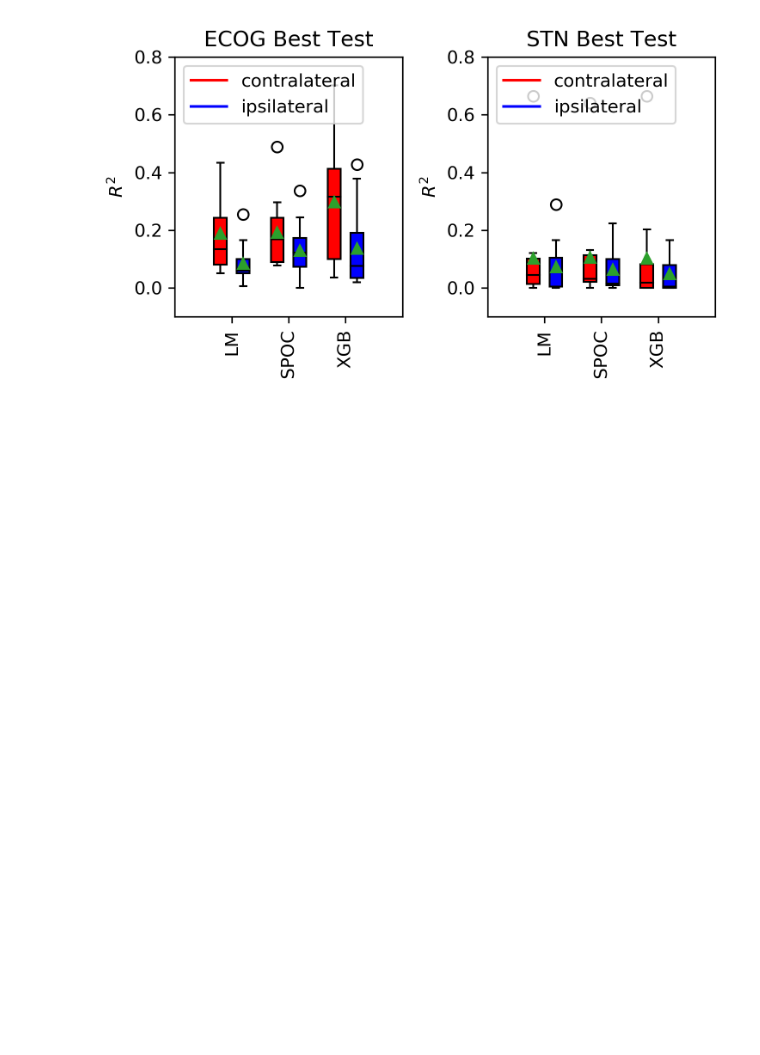
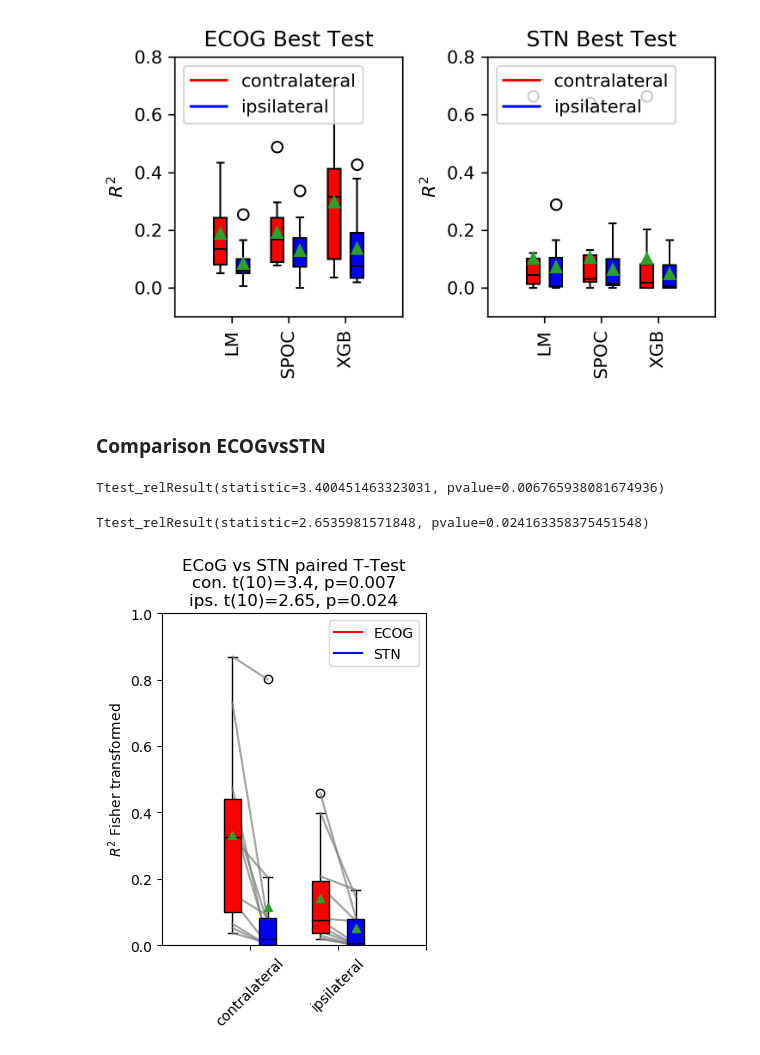
Before and after one commit to neuromodulation/icn, a Jupyter notebook: ECOG_vs_STN/UPDATE_NEWCV_PLOTS/Figure3.ipynb, the cells around one changed output. Drawn from its saved outputs; the diff is of its cells as text; code cells hidden in the pictures; blank space fills up the shorter version.

Commit message:
ECOG vs STN XGB stat test

```diff
--- a/ECOG_vs_STN/UPDATE_NEWCV_PLOTS/Figure3.ipynb
+++ b/ECOG_vs_STN/UPDATE_NEWCV_PLOTS/Figure3.ipynb
@@ -148,3 +148,47 @@ plt.ylabel(r'$R^2$')
 plt.tight_layout()
 # %% [output]
 [figure]
+# %% [markdown]
+### Comparison ECOGvsSTN
+# %%
+def my_box_plot_comparison(data_a, data_b, num_ =4, label_1 ='raw channel', label_2 ='grid'):
+    ticks = [str(i) for i in range(num_)]
+    bpl = plt.boxplot(data_a, positions=np.array(range(num_))*2.0-0.4, showmeans=True, widths=0.4, patch_artist=True)
+    bpr = plt.boxplot(data_b, positions=np.array(range(num_))*2.0+0.4, showmeans=True, widths=0.4, patch_artist=True)
+    set_box_color(bpl, 'r') # colors are from http://colorbrewer2.org/
+    set_box_color(bpr, 'b')
+
+    # draw temporary red and blue lines and use them to create a legend
+    plt.plot([], c='r', label=label_1)
+    plt.plot([], c='b', label=label_2)
+
+    plt.xlim(-2, len(ticks)*2)
+    plt.tight_layout()
+    plt.xticks(range(0, len(ticks) * 2, 2), ['ECOG con', 'ECOG ips', 'STN con', 'STN ips'], rotation=45)
+    plt.ylabel('AUC')
+# %%
+stats.ttest_rel(np.arctanh(res_XGB["ECOG_CON"]), np.arctanh(res_XGB["STN_CON"]))
+# %% [output]
+Ttest_relResult(statistic=3.400451463323031, pvalue=0.006765938081674936)
+# %%
+stats.ttest_rel(np.arctanh(res_XGB["ECOG_IPS"]), np.arctanh(res_XGB["STN_IPS"]))
+# %% [output]
+Ttest_relResult(statistic=2.6535981571848, pvalue=0.024163358375451548)
+# %%
+plt.figure(figsize=(3.5,5), dpi=100)
+my_box_plot_comparison([np.arctanh(res_XGB["ECOG_CON"]), np.arctanh(res_XGB["ECOG_IPS"])],
+    [np.arctanh(res_XGB["STN_CON"]), np.arctanh(res_XGB["STN_IPS"])],num_ =2, \
+    label_1 ='ECOG', label_2 ='STN')
+
+#plt.grid(True)
+plt.xticks(range(0, 3*2, 2), ['contralateral', 'ipsilateral'], rotation=45)
+plt.legend()
+plt.title('ECoG vs STN paired T-Test\ncon. t(10)=3.4, p=0.007\nips. t(10)=2.65, p=0.024')
+plt.ylim(0, 1)
+plt.ylabel('$R^2$'+' Fisher transformed')
+plt.tight_layout()
+plt.plot([-0.4,0.4],np.array([np.arctanh(res_XGB["ECOG_CON"]), np.arctanh(res_XGB["STN_CON"])]), color='gray', alpha=0.7)
+plt.plot([1.6,2.4],np.array([np.arctanh(res_XGB["ECOG_IPS"]), np.arctanh(res_XGB["STN_IPS"])]), color='gray', alpha=0.7)
+plt.show()
+# %% [output]
+[figure, added]
```
